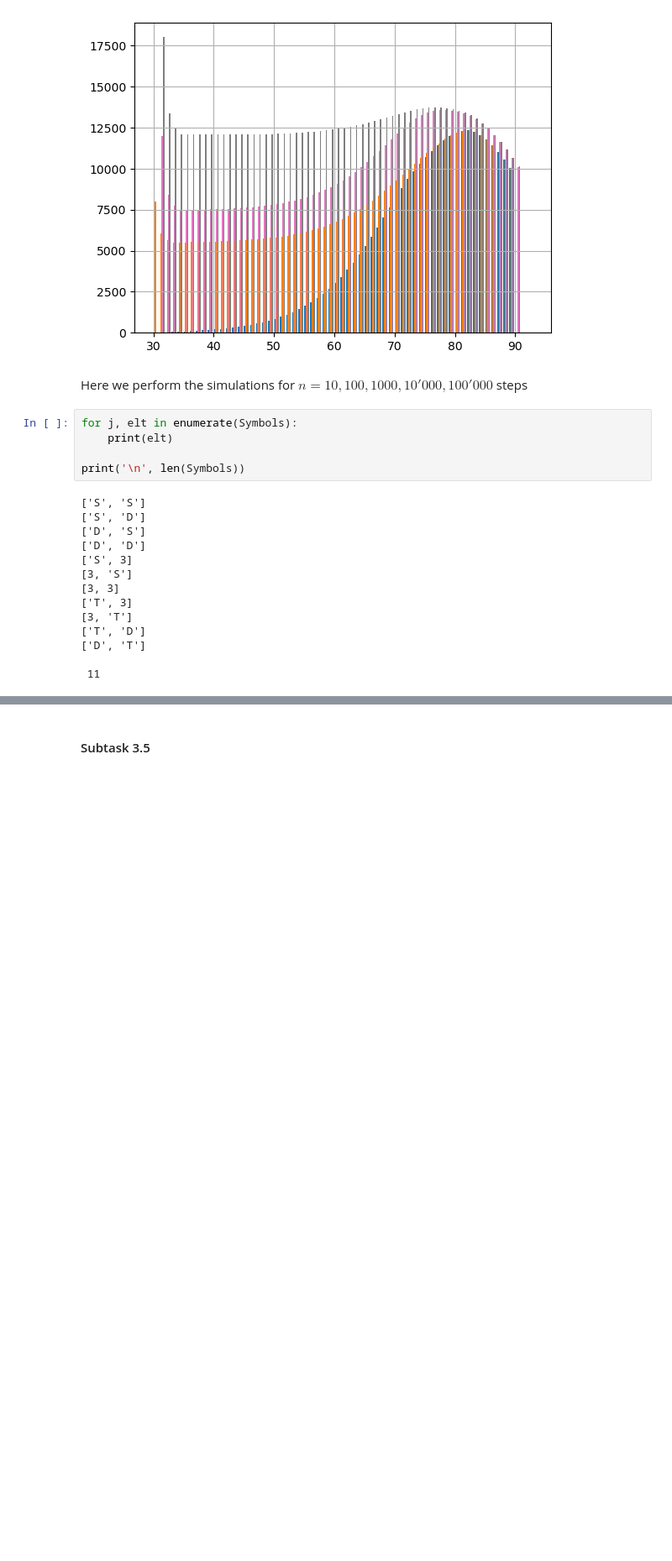
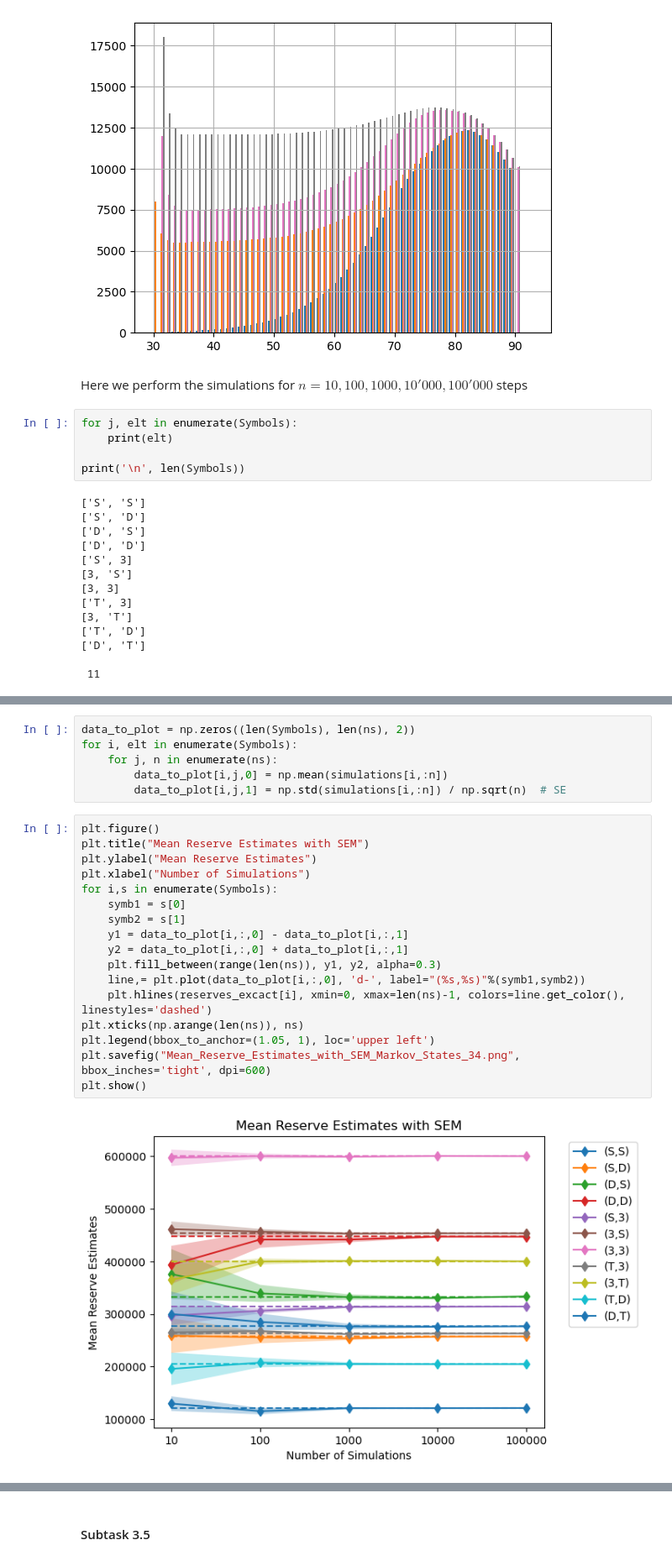
Before and after one commit to samizwei/Life-Insurance-Sami, a Jupyter notebook: Exam_Final_SZ.ipynb, the cells around one changed output, grey strips where cells are left out. Shown at 84% size. Cells and saved outputs as stored; diff of their text form; blank space fills up the shorter version.

```diff
--- a/Exam_Final_SZ.ipynb
+++ b/Exam_Final_SZ.ipynb
@@ -422,0 +421,25 @@ simulations_vars = np.var(simulations, axis=1)
+# %%
+data_to_plot = np.zeros((len(Symbols), len(ns), 2))
+for i, elt in enumerate(Symbols):
+    for j, n in enumerate(ns):
+        data_to_plot[i,j,0] = np.mean(simulations[i,:n])
+        data_to_plot[i,j,1] = np.std(simulations[i,:n]) / np.sqrt(n)  # SE
+# %%
+plt.figure()
+plt.title("Mean Reserve Estimates with SEM")
+plt.ylabel("Mean Reserve Estimates")
+plt.xlabel("Number of Simulations")
+for i,s in enumerate(Symbols):
+    symb1 = s[0]
+    symb2 = s[1]
+    y1 = data_to_plot[i,:,0] - data_to_plot[i,:,1]
+    y2 = data_to_plot[i,:,0] + data_to_plot[i,:,1]
+    plt.fill_between(range(len(ns)), y1, y2, alpha=0.3)
+    line,= plt.plot(data_to_plot[i,:,0], 'd-', label="(%s,%s)"%(symb1,symb2))
+    plt.hlines(reserves_excact[i], xmin=0, xmax=len(ns)-1, colors=line.get_color(), linestyles='dashed')
+plt.xticks(np.arange(len(ns)), ns)
+plt.legend(bbox_to_anchor=(1.05, 1), loc='upper left')
+plt.savefig("Mean_Reserve_Estimates_with_SEM_Markov_States_34.png", bbox_inches='tight', dpi=600)
+plt.show()
+# %% [output]
+[figure, added]
```
Also changed, not shown: parts of 25 cells of this notebook, 14 other files.
